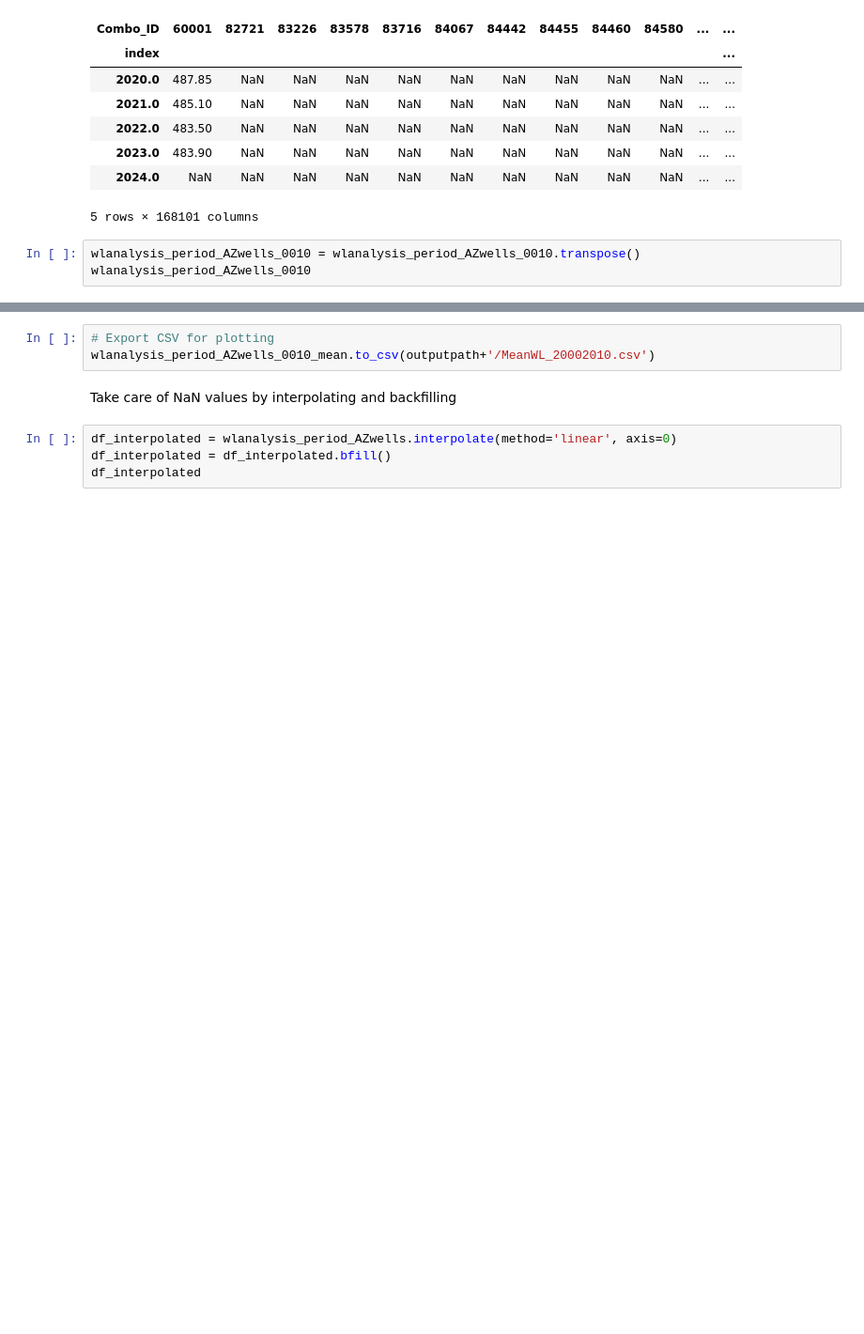
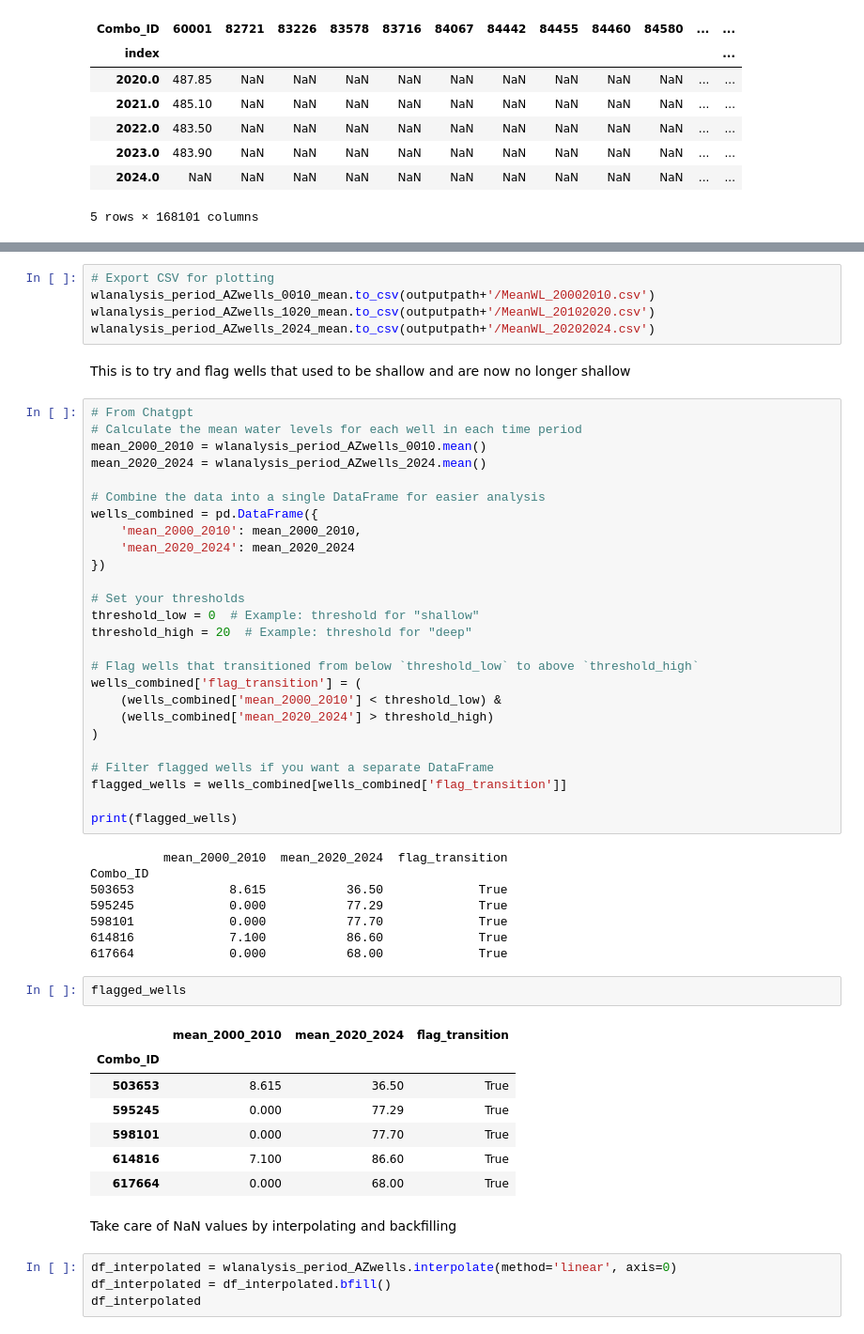
Before and after one commit to dtadych/Shallow_Groundwater_AZ, a Jupyter notebook: Code/FigureCreation/3_IndividualWells_Decades.ipynb, the cells around one changed output, grey strips where cells are left out. Shown: that part at 94% size. Saved outputs shown, nothing was run; the diff lists cells and outputs as text; blank space fills up the shorter version.

Commit message:
Renaming some codes, new maps and data

```diff
--- a/Code/FigureCreation/3_IndividualWells.ipynb
+++ b/Code/FigureCreation/3_IndividualWells_Decades.ipynb
@@ -134,6 +111,3 @@ wlanalysis_period_AZwells_2024
 | 2023.0 | 483.90 | NaN | NaN | NaN | NaN | NaN | NaN | NaN | NaN | NaN | ... | ... |
 | 2024.0 | NaN | NaN | NaN | NaN | NaN | NaN | NaN | NaN | NaN | NaN | ... | ... |
 5 rows × 168101 columns
-# %%
-wlanalysis_period_AZwells_0010 = wlanalysis_period_AZwells_0010.transpose()
-wlanalysis_period_AZwells_0010
@@ -172,6 +151,54 @@ Length: 168101, dtype: float64
 # %%
 # Export CSV for plotting
 wlanalysis_period_AZwells_0010_mean.to_csv(outputpath+'/MeanWL_20002010.csv')
+wlanalysis_period_AZwells_1020_mean.to_csv(outputpath+'/MeanWL_20102020.csv')
+wlanalysis_period_AZwells_2024_mean.to_csv(outputpath+'/MeanWL_20202024.csv')
+# %% [markdown]
+This is to try and flag wells that used to be shallow and are now no longer shallow
+# %%
+# From Chatgpt
+# Calculate the mean water levels for each well in each time period
+mean_2000_2010 = wlanalysis_period_AZwells_0010.mean()
+mean_2020_2024 = wlanalysis_period_AZwells_2024.mean()
+
+# Combine the data into a single DataFrame for easier analysis
+wells_combined = pd.DataFrame({
+    'mean_2000_2010': mean_2000_2010,
+    'mean_2020_2024': mean_2020_2024
+})
+
+# Set your thresholds
+threshold_low = 0  # Example: threshold for "shallow"
+threshold_high = 20  # Example: threshold for "deep"
+
+# Flag wells that transitioned from below `threshold_low` to above `threshold_high`
+wells_combined['flag_transition'] = (
+    (wells_combined['mean_2000_2010'] < threshold_low) &
+    (wells_combined['mean_2020_2024'] > threshold_high)
+)
+
+# Filter flagged wells if you want a separate DataFrame
+flagged_wells = wells_combined[wells_combined['flag_transition']]
+
+print(flagged_wells)
+# %% [output]
+          mean_2000_2010  mean_2020_2024  flag_transition
+Combo_ID
+503653             8.615           36.50             True
+595245             0.000           77.29             True
+598101             0.000           77.70             True
+614816             7.100           86.60             True
+617664             0.000           68.00             True
+# %%
+flagged_wells
+# %% [output]
+|  | mean_2000_2010 | mean_2020_2024 | flag_transition |
+| Combo_ID |  |  |  |
+| 503653 | 8.615 | 36.50 | True |
+| 595245 | 0.000 | 77.29 | True |
+| 598101 | 0.000 | 77.70 | True |
+| 614816 | 7.100 | 86.60 | True |
+| 617664 | 0.000 | 68.00 | True |
 # %% [markdown]
 Take care of NaN values by interpolating and backfilling
 # %%
```
Also changed, not shown: parts of 8 cells of this notebook, 8 other files.
